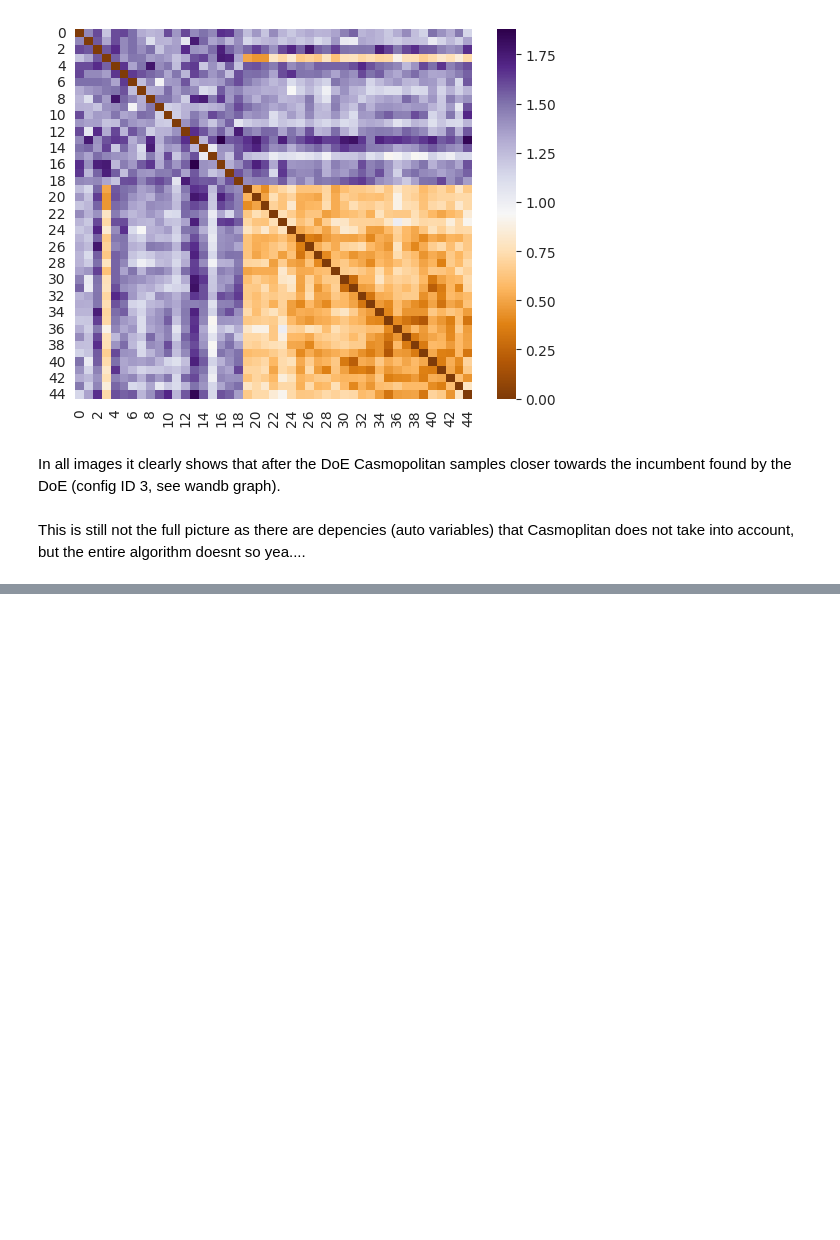
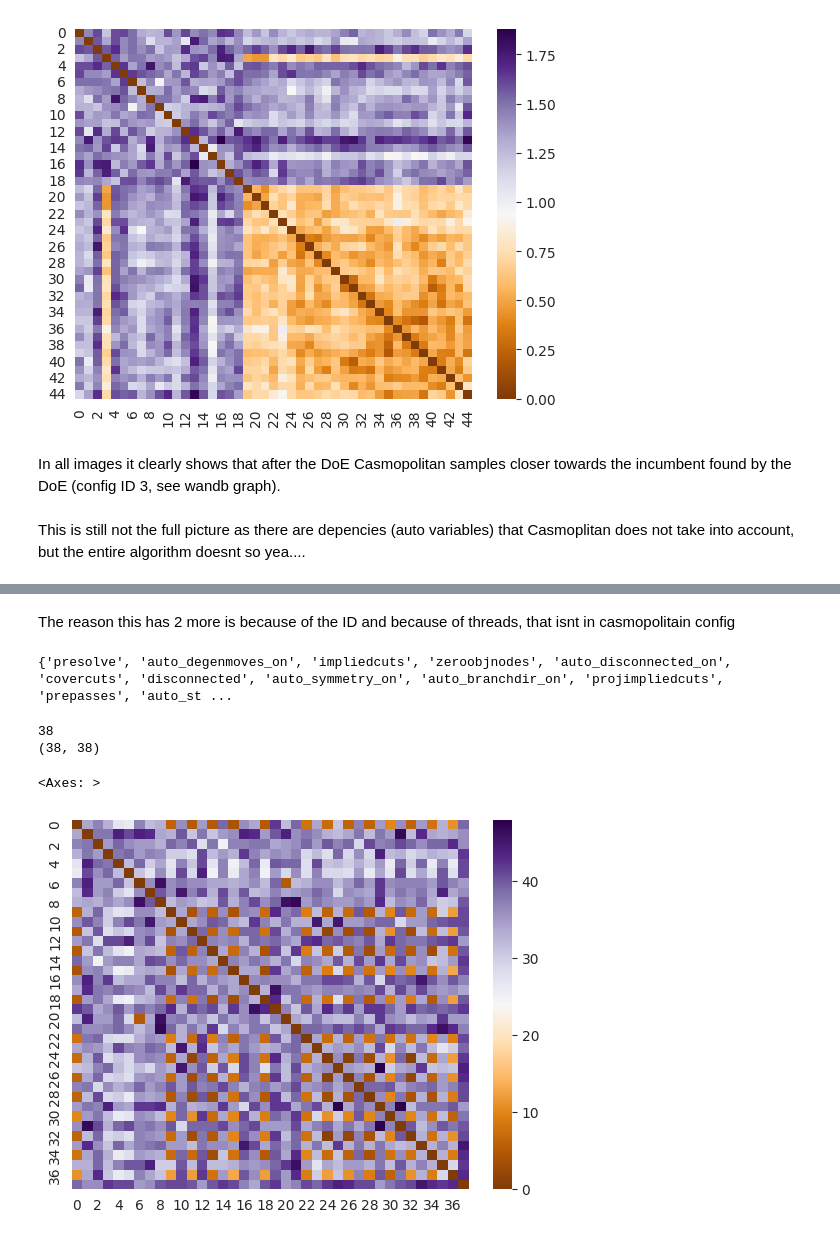
Before and after one commit to Skippybal/Styx, a Jupyter notebook: Distances_Casmo_SMAC.ipynb, the cells around one changed output, grey strips where cells are left out. Drawn from its saved outputs; the diff is of its cells as text; code cells hidden in the pictures; blank space fills up the shorter version.

Commit message:
Add SMAC distances to Distances_Casmo_SMAC.ipynb

```diff
--- a/Distances_Casmo_SMAC.ipynb
+++ b/Distances_Casmo_SMAC.ipynb
@@ -222,0 +232,23 @@ This is still not the full picture as there are depencies (auto variables) that
+# %%
+with open("storage_alice/state-run1/paramstrings-it20.txt") as filehandle:
+    all_data = []
+    for line in filehandle:
+        line_dict = {}
+        # print(f"{line}\n")
+        rem_num = line.split(":")
+        id = rem_num[0]
+        all_vals = rem_num[1].split(",")
+        # print(all_vals[1])
+        line_dict["ID"] = id
+        for arg_pair in all_vals:
+            name, val = arg_pair.split("=")
+            name = name.strip()
+            val = val.rstrip()
+            # print(val)
+            # print(val[:-1])
+            # print(name, float(val[1:-1]))
+            # print(val)
+            line_dict[name] = float(val[1:-1])
+        all_data.append(line_dict)
+
+smac_dataframe = pd.DataFrame(all_data)
@@ -222,0 +265,15 @@ This is still not the full picture as there are depencies (auto variables) that
+# %% [markdown]
+The reason this has 2 more is because of the ID and because of threads, that isnt in casmopolitain config
+# %%
+print(set(smac_dataframe.columns))
+# %% [output]
+{'presolve', 'auto_degenmoves_on', 'impliedcuts', 'zeroobjnodes', 'auto_disconnected_on', 'covercuts', 'disconnected', 'auto_symmetry_on', 'auto_branchdir_on', 'projimpliedcuts', 'prepasses', 'auto_st ...
+# %%
+smac_hat_dist = build_manhatten_dist_mat(casmo_configspace, smac_dataframe, cat_names, cont_names)
+# print(casmo_hat_dist)
+sns.heatmap(smac_hat_dist + smac_hat_dist.T, cmap="PuOr")
+# %% [output]
+38
+(38, 38)
+<Axes: >
+[figure, added]
```
Also changed, not shown: parts of 9 cells of this notebook.
